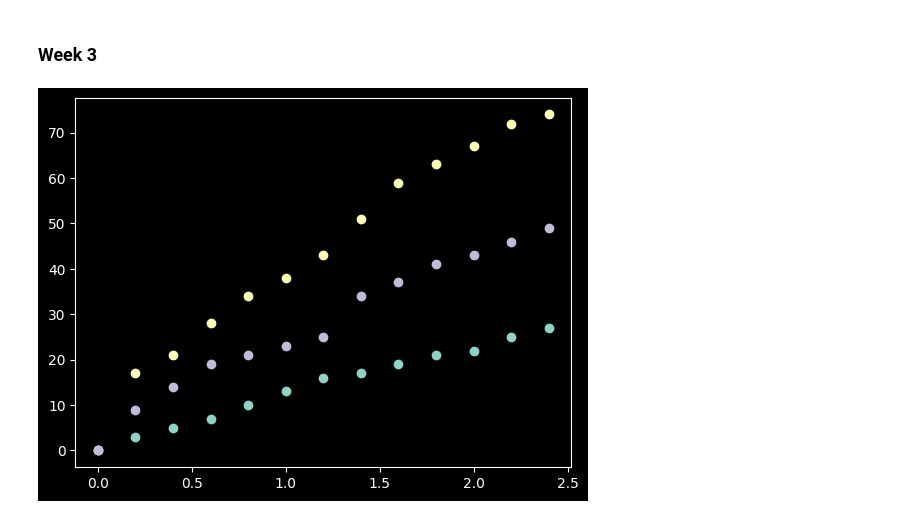
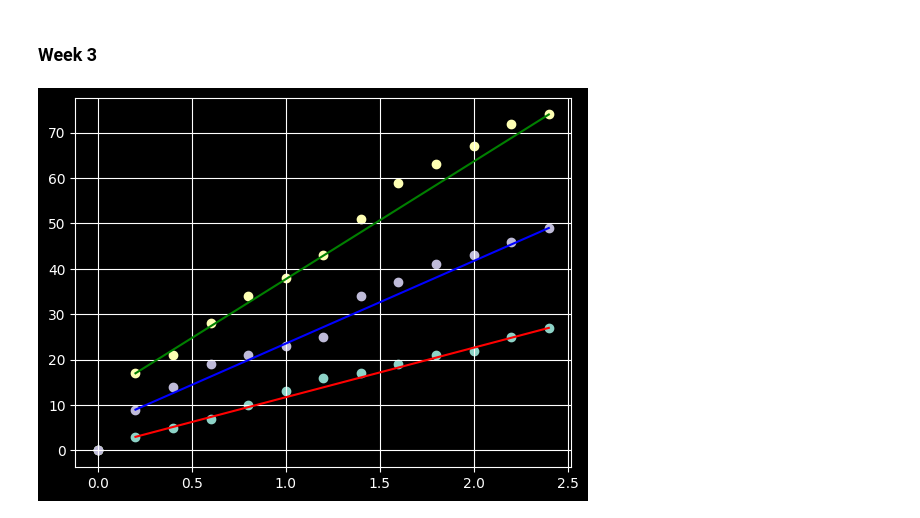
Before and after one commit to Aadigoel/ML, a Jupyter notebook: PESUIO/Physics Lab week2.ipynb, the cells around one changed output. Cells and saved outputs as stored; diff of their text form; code cells hidden in the pictures.

Commit message:
commit 'Lab week 3 graph completed'

```diff
--- a/PESUIO/Physics Lab week2.ipynb
+++ b/PESUIO/Physics Lab week2.ipynb
@@ -107,23 +107,14 @@ X = np.array([[0,0.2,0.4,0.6,0.8,1.0,1.2,1.4,1.6,1.8,2.0,2.2,2.4]])
 Y1 = np.array([[0,3,5,7,10,13,16,17,19,21,22,25,27]])
 Y2 = np.array([[0,17,21,28,34,38,43,51,59,63,67,72,74]])
 Y3 = np.array([[0,9,14,19,21,23,25,34,37,41,43,46,49]])
-# %%
-regression_model0 = LinearRegression()
-regression_model2 = LinearRegression()
-regression_model3 = LinearRegression()
-regression_model0.fit(X,Y1)
-regression_model2.fit(X,Y2)
-regression_model3.fit(X,Y3)
-Y1p = regression_model0.predict(X)
-Y2p = regression_model2.predict(X)
-Y3p = regression_model3.predict(X)
 # %%
 plt.scatter(X,Y1)
 plt.scatter(X,Y2)
 plt.scatter(X,Y3)
-plt.plot(X, Y1p, color='w')
-plt.plot(X, Y2p, color='w')
-plt.plot(X, Y3p, color='w')
+plt.plot([0.2,2.4], [3,27], color='r')
+plt.plot([0.2,2.4], [17,74], color='g')
+plt.plot([0.2,2.4], [9,49], color='b')
+plt.grid(True)
 plt.show()
 # %% [output]
-[figure, old version]
+[figure, new version]
```
